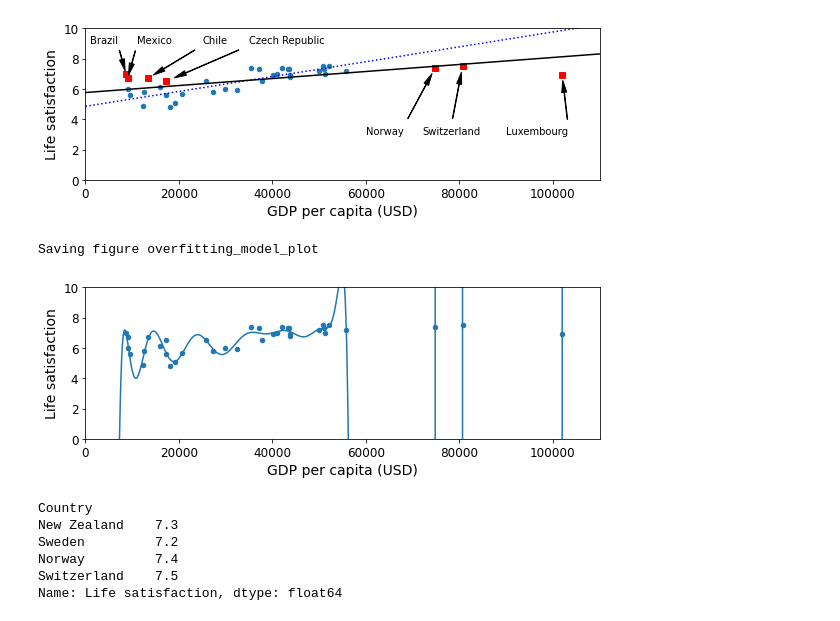
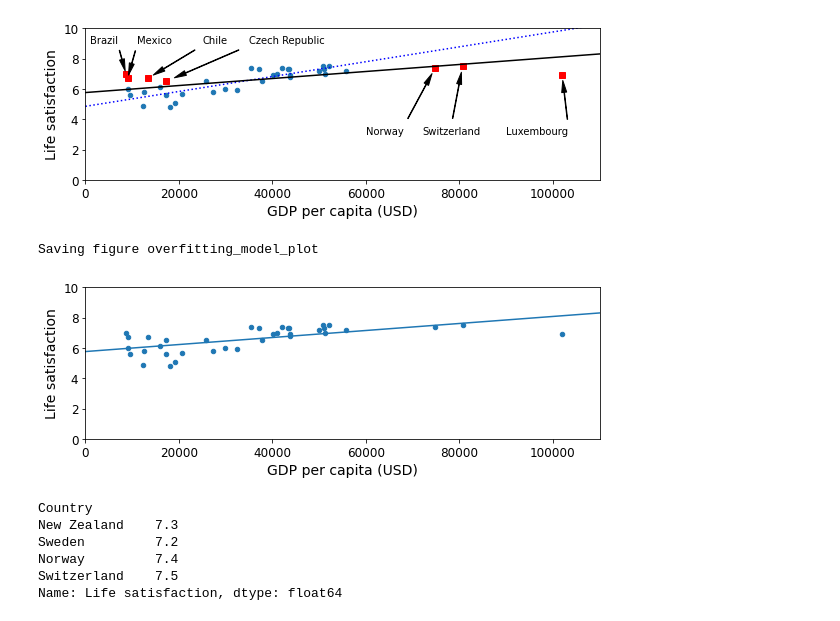
Before and after one commit to samerhmadi/Aufgabe_7, a Jupyter notebook: 01_the_machine_learning_landscape.ipynb, the cells around one changed output. Drawn from its saved outputs; the diff is of its cells as text; code cells hidden in the pictures.

```diff
--- a/01_the_machine_learning_landscape.ipynb
+++ b/01_the_machine_learning_landscape.ipynb
@@ -406,24 +412,25 @@ Saving figure representative_training_data_scatterplot
 # %%
 full_country_stats.plot(kind='scatter', x="GDP per capita", y='Life satisfaction', figsize=(8,3))
 plt.axis([0, 110000, 0, 10])
 
 from sklearn import preprocessing
 from sklearn import pipeline
 
-poly = preprocessing.PolynomialFeatures(degree=60, include_bias=False)
+poly = preprocessing.PolynomialFeatures(degree=1, include_bias=False)
 scaler = preprocessing.StandardScaler()
 lin_reg2 = linear_model.LinearRegression()
 
 pipeline_reg = pipeline.Pipeline([('poly', poly), ('scal', scaler), ('lin', lin_reg2)])
 pipeline_reg.fit(Xfull, yfull)
 curve = pipeline_reg.predict(X[:, np.newaxis])
 plt.plot(X, curve)
 plt.xlabel("GDP per capita (USD)")
 save_fig('overfitting_model_plot')
+plt.savefig("Degree 1.svg")
 plt.show()
 # %% [output]
 Saving figure overfitting_model_plot
-[figure, old version]
+[figure, new version]
 # %%
 full_country_stats.loc[[c for c in full_country_stats.index if "W" in c.upper()]]["Life satisfaction"]
 # %% [output]
```
Also changed, not shown: parts of 1 cell of this notebook, 4 other files.
